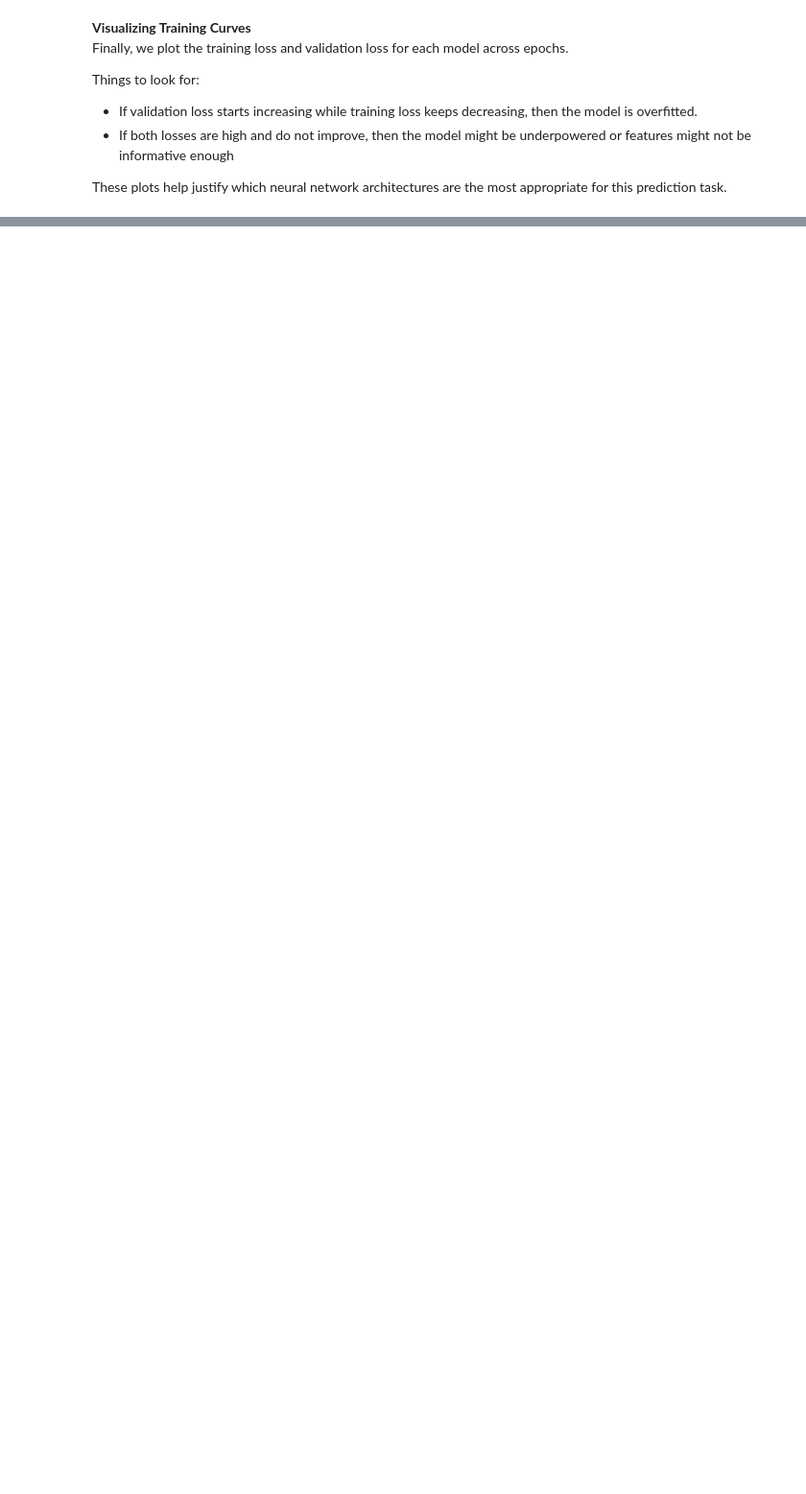
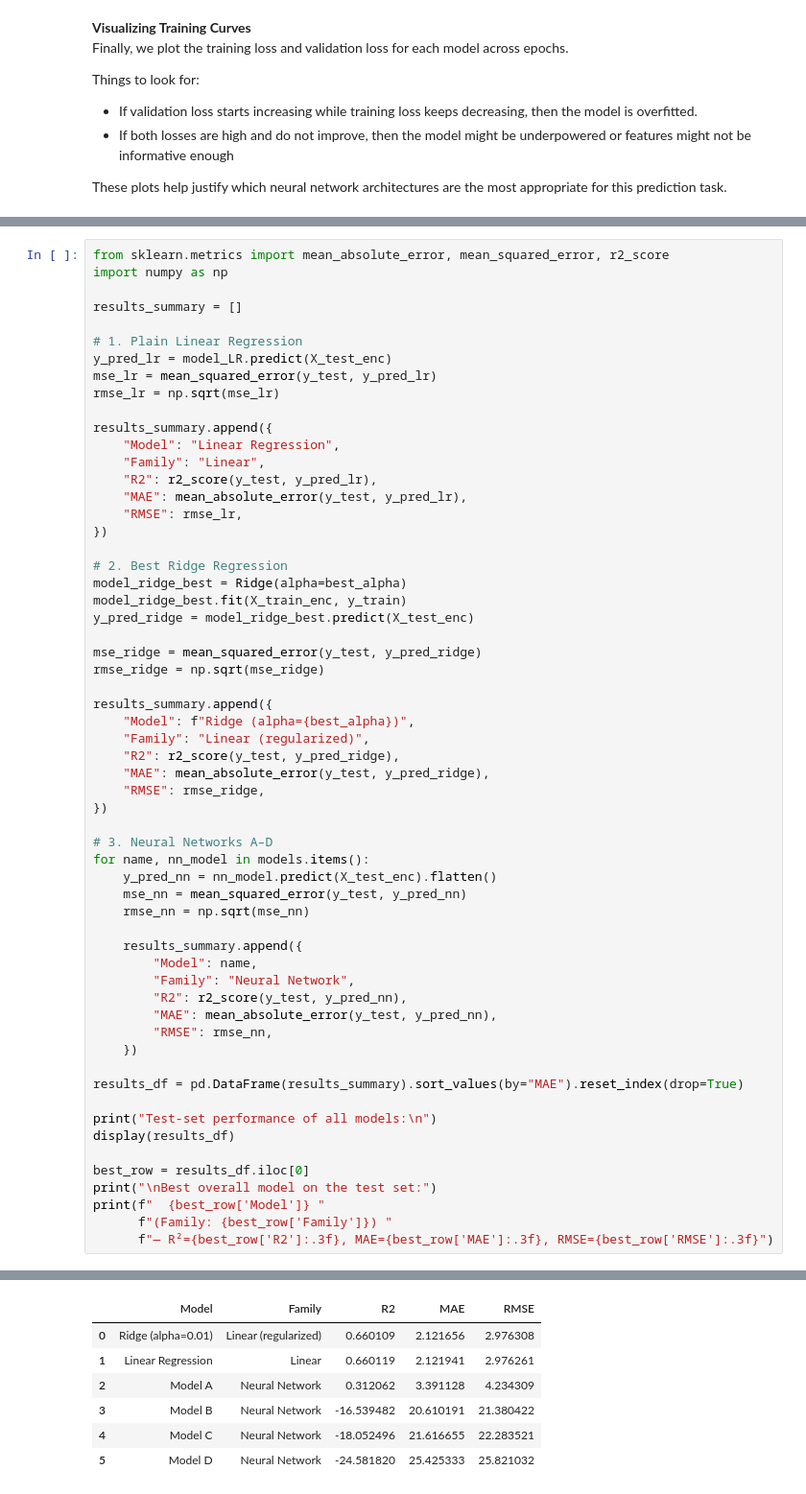
Before and after one commit to veryconfusedlol/sdse-final-project, a Jupyter notebook: sdse-final-project-formatted-1.ipynb, the cells around one changed output, grey strips where cells are left out. Shown at 96% size. Saved outputs shown, nothing was run; the diff lists cells and outputs as text; blank space fills up the shorter version.

```diff
--- a/sdse-final-project-formatted-1.ipynb
+++ b/sdse-final-project-formatted-1.ipynb
@@ -592,0 +705,60 @@ for name in history:
+# %%
+from sklearn.metrics import mean_absolute_error, mean_squared_error, r2_score
+import numpy as np
+
+results_summary = []
+
+# 1. Plain Linear Regression
+y_pred_lr = model_LR.predict(X_test_enc)
+mse_lr = mean_squared_error(y_test, y_pred_lr)
+rmse_lr = np.sqrt(mse_lr)
+
+results_summary.append({
+    "Model": "Linear Regression",
+    "Family": "Linear",
+    "R2": r2_score(y_test, y_pred_lr),
+    "MAE": mean_absolute_error(y_test, y_pred_lr),
+    "RMSE": rmse_lr,
+})
+
+# 2. Best Ridge Regression
+model_ridge_best = Ridge(alpha=best_alpha)
+model_ridge_best.fit(X_train_enc, y_train)
+y_pred_ridge = model_ridge_best.predict(X_test_enc)
+
+mse_ridge = mean_squared_error(y_test, y_pred_ridge)
+rmse_ridge = np.sqrt(mse_ridge)
+
+results_summary.append({
+    "Model": f"Ridge (alpha={best_alpha})",
+    "Family": "Linear (regularized)",
+    "R2": r2_score(y_test, y_pred_ridge),
+    "MAE": mean_absolute_error(y_test, y_pred_ridge),
+    "RMSE": rmse_ridge,
+})
+
+# 3. Neural Networks A–D
+for name, nn_model in models.items():
+    y_pred_nn = nn_model.predict(X_test_enc).flatten()
+    mse_nn = mean_squared_error(y_test, y_pred_nn)
+    rmse_nn = np.sqrt(mse_nn)
+
+    results_summary.append({
+        "Model": name,
+        "Family": "Neural Network",
+        "R2": r2_score(y_test, y_pred_nn),
+        "MAE": mean_absolute_error(y_test, y_pred_nn),
+        "RMSE": rmse_nn,
+    })
+
+results_df = pd.DataFrame(results_summary).sort_values(by="MAE").reset_index(drop=True)
+
+print("Test-set performance of all models:\n")
+display(results_df)
+
+best_row = results_df.iloc[0]
+print("\nBest overall model on the test set:")
+print(f"  {best_row['Model']} "
+      f"(Family: {best_row['Family']}) "
+      f"— R²={best_row['R2']:.3f}, MAE={best_row['MAE']:.3f}, RMSE={best_row['RMSE']:.3f}")
+# %% [output]
@@ -592,0 +772,7 @@ for name in history:
+|  | Model | Family | R2 | MAE | RMSE |
+| 0 | Ridge (alpha=0.01) | Linear (regularized) | 0.660109 | 2.121656 | 2.976308 |
+| 1 | Linear Regression | Linear | 0.660119 | 2.121941 | 2.976261 |
+| 2 | Model A | Neural Network | 0.312062 | 3.391128 | 4.234309 |
+| 3 | Model B | Neural Network | -16.539482 | 20.610191 | 21.380422 |
+| 4 | Model C | Neural Network | -18.052496 | 21.616655 | 22.283521 |
+| 5 | Model D | Neural Network | -24.581820 | 25.425333 | 25.821032 |
```
Also changed, not shown: parts of 27 cells of this notebook.
